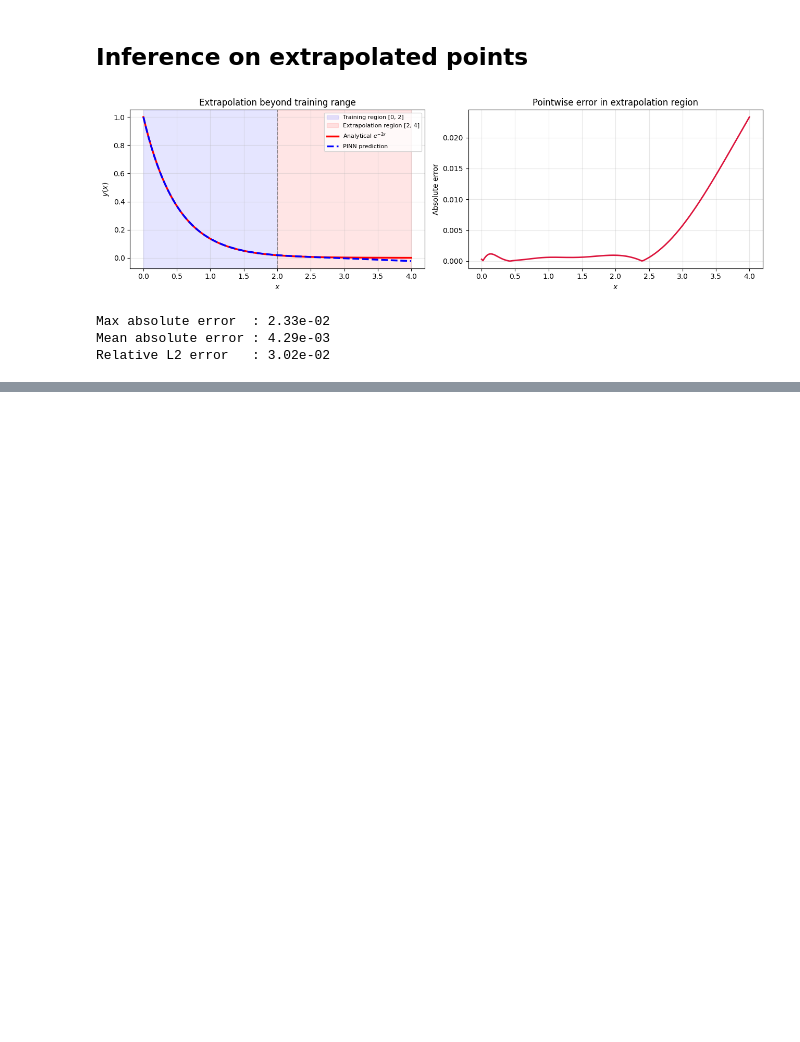
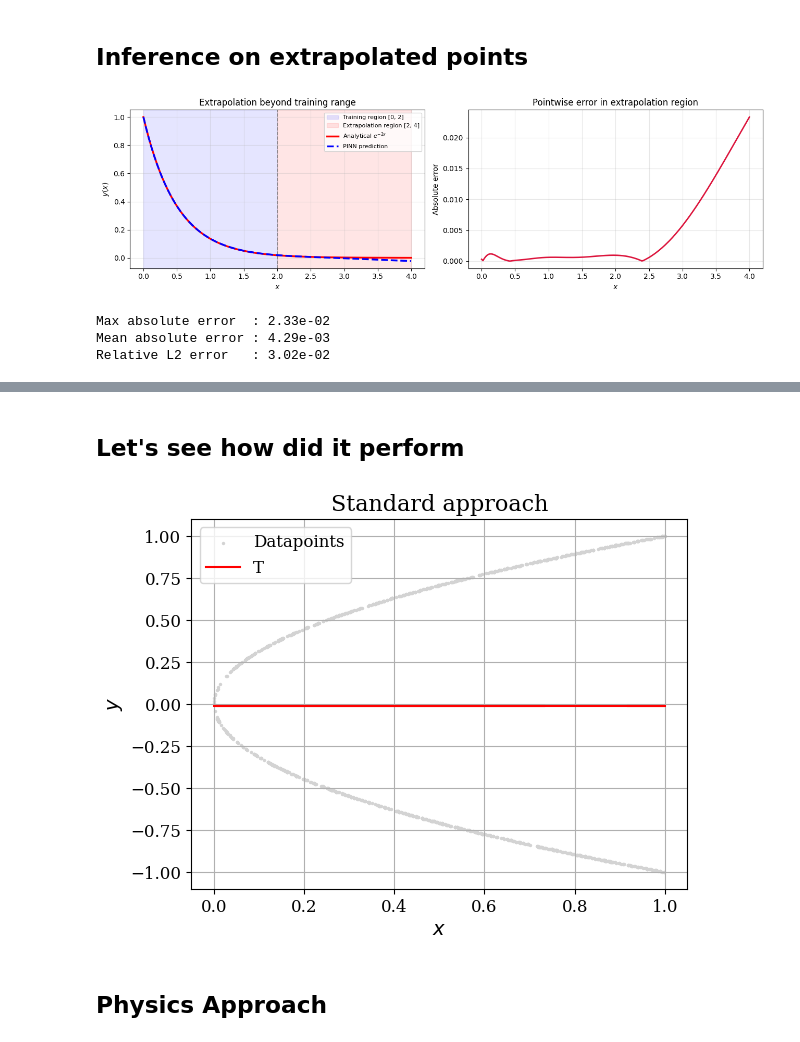
Before and after one commit to rahulbhadani/CPE487587_SP26, a Jupyter notebook: Code/Chapter_10_Physics_Informed_Neural_Network.ipynb, the cells around one changed output, grey strips where cells are left out. Saved outputs shown, nothing was run; the diff lists cells and outputs as text; code cells hidden in the pictures; blank space fills up the shorter version.

```diff
--- a/Code/Chapter_10_Physics_Informed_Neural_Network.ipynb
+++ b/Code/Chapter_10_Physics_Informed_Neural_Network.ipynb
@@ -208,0 +259,26 @@ Relative L2 error   : 3.02e-02
+# %%
+nn_sup = SimpleNN(hiddendim=128).to(device)
+criterion = nn.MSELoss()
+optimizer = optim.Adam(nn_sup.parameters(), lr=0.001)
+
+# Training loop
+epochs = 50
+batch_size = 5
+
+for epoch in range(epochs):
+    permutation = torch.randperm(N)
+    epoch_loss = 0.0
+
+    for i in range(0, N, batch_size):
+        indices = permutation[i:i+batch_size]
+        batch_x, batch_y = X_tensor[indices], Y_tensor[indices]
+
+        optimizer.zero_grad()
+        outputs = nn_sup(batch_x)
+        loss = criterion(outputs, batch_y)
+        loss.backward()
+        optimizer.step()
+
+        epoch_loss += loss.item()
+
+    if(epoch%10==9): print(f"Epoch {epoch+1}/{epochs}, Loss: {epoch_loss/N:.6f}")
@@ -208,0 +291,18 @@ Relative L2 error   : 3.02e-02
+# %% [markdown]
+## Let's see how did it perform
+# %%
+import matplotlib.pyplot as plt
+
+plt.scatter(X,Y,label='Datapoints', color="lightgray", s=2)
+plt.plot(X_tensor.cpu().detach(), nn_sup(torch.tensor(X_tensor)).cpu().detach(),label='T', color="red")
+plt.xlabel('$x$', )
+plt.ylabel('$y$')
+plt.title('Standard approach')
+plt.grid('both')
+plt.legend()
+plt.savefig('../Lectures/figures/parabola_supervised_nn.pdf', dpi=200, bbox_inches='tight', facecolor='white')
+plt.show()
+# %% [output]
+[figure, added]
+# %% [markdown]
+## Physics Approach
```
Also changed, not shown: parts of 16 cells of this notebook, 2 other files.
